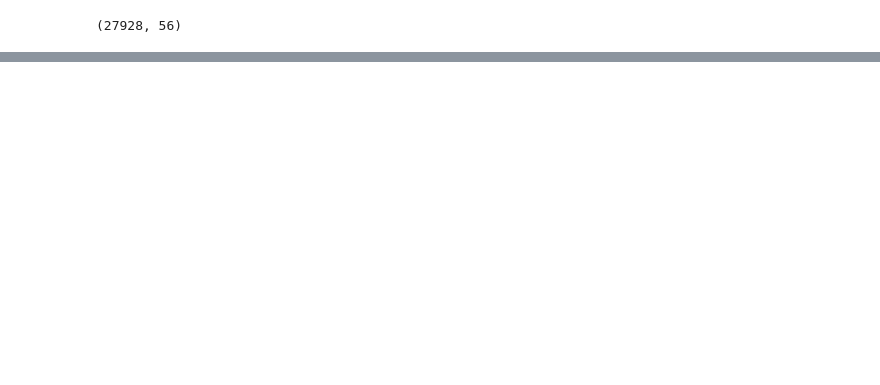
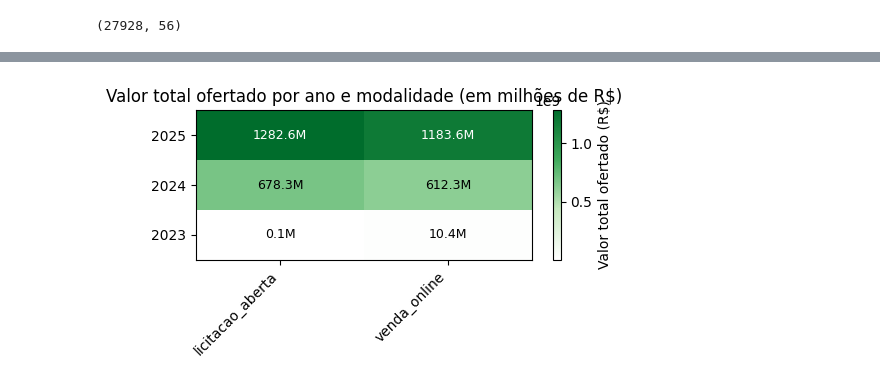
Before and after one commit to jadersantana/py-2025-epge-dados1-finalassignment, a Jupyter notebook: notebooks/02_modeling_loop.ipynb, the cells around one changed output, grey strips where cells are left out. Drawn from its saved outputs; the diff is of its cells as text; code cells hidden in the pictures; blank space fills up the shorter version.

```diff
--- a/notebooks/02_modeling_loop.ipynb
+++ b/notebooks/02_modeling_loop.ipynb
@@ -135,0 +198,44 @@ X.shape
+# %%
+import matplotlib.pyplot as plt
+import numpy as np
+from matplotlib.colors import LinearSegmentedColormap
+
+matriz = (
+    df
+      .pivot_table(
+          index="ano",
+          columns="modalidade_de_venda.x",
+          values="valor_oferta",
+          aggfunc="sum",
+          fill_value=0
+      )
+)
+
+# ordenar linhas (maior em cima)
+matriz = matriz.loc[matriz.sum(axis=1).sort_values(ascending=False).index, :]
+
+cmap = LinearSegmentedColormap.from_list(
+    "white_to_green",
+    ["#ffffff", "#c7e9c0", "#41ab5d", "#006d2c"]
+)
+
+plt.figure(figsize=(5, 3))
+img = plt.imshow(matriz.values, cmap=cmap, aspect="auto")
+plt.colorbar(img, label="Valor total ofertado (R$)")
+
+plt.xticks(np.arange(len(matriz.columns)), matriz.columns, rotation=45, ha="right")
+plt.yticks(np.arange(len(matriz.index)), matriz.index)
+
+# valores nas células (formatado em milhões, 1 casa)
+for i in range(matriz.shape[0]):
+    for j in range(matriz.shape[1]):
+        v = matriz.values[i, j]
+        txt = f"{v/1_000_000:.1f}M" if v != 0 else "0"
+        plt.text(j, i, txt, ha="center", va="center", fontsize=9,
+                 color="black" if v < matriz.values.max() * 0.6 else "white")
+
+plt.title("Valor total ofertado por ano e modalidade (em milhões de R$)")
+plt.tight_layout()
+plt.show()
+# %% [output]
+[figure, added]
```
Also changed, not shown: parts of 24 cells of this notebook, 10 other files.
